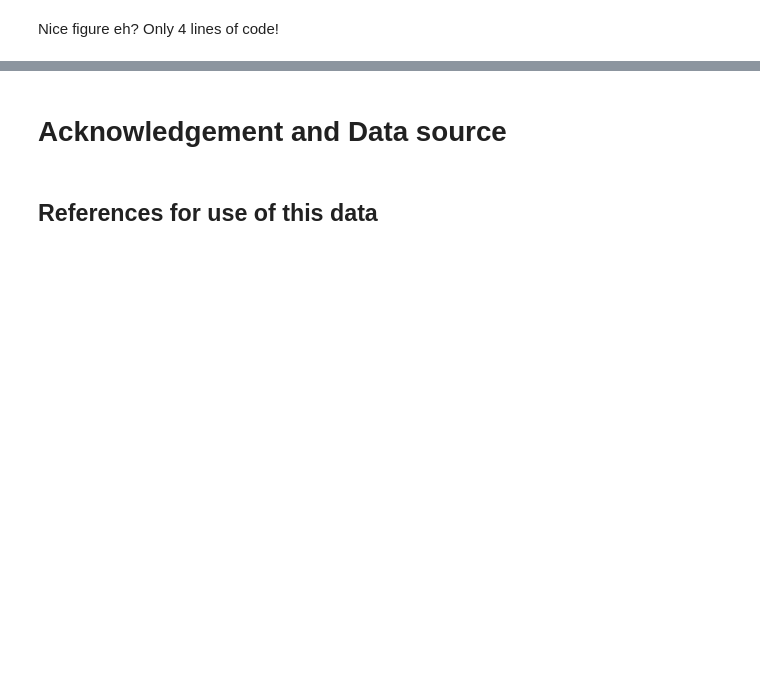
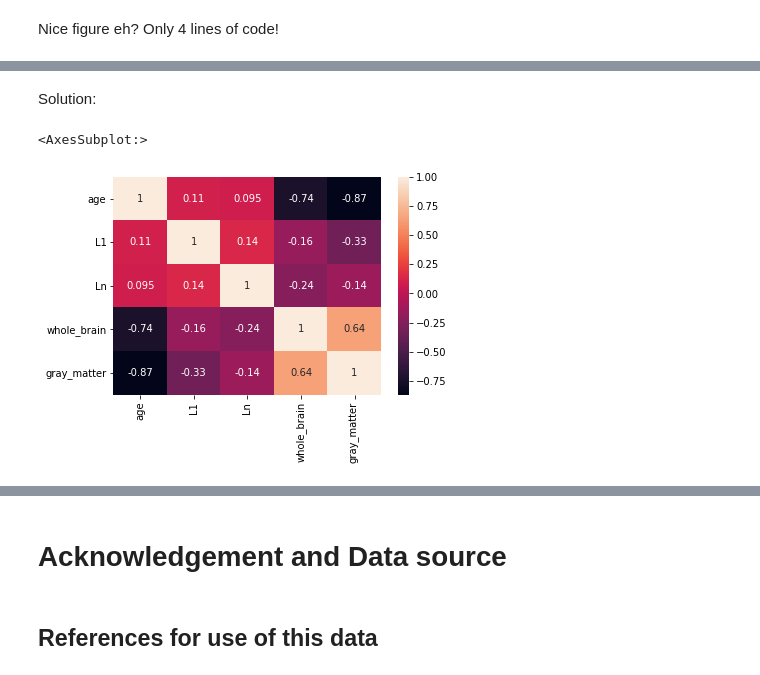
Before and after one commit to OpenMRBenelux/openmr2021-dataviz-workshop, a Jupyter notebook: code/01_python_viz.ipynb, the cells around one changed output, grey strips where cells are left out. Saved outputs shown, nothing was run; the diff lists cells and outputs as text; code cells hidden in the pictures; blank space fills up the shorter version.

```diff
--- a/code/01_python_viz.ipynb
+++ b/code/01_python_viz.ipynb
@@ -401,0 +452,7 @@ Nice figure eh? Only 4 lines of code!
+# %% [markdown]
+Solution:
+# %%
+sns.heatmap(df.corr(), annot = True)
+# %% [output]
+<AxesSubplot:>
+[figure, added]
```
Also changed, not shown: parts of 24 cells of this notebook, 1 other file.
